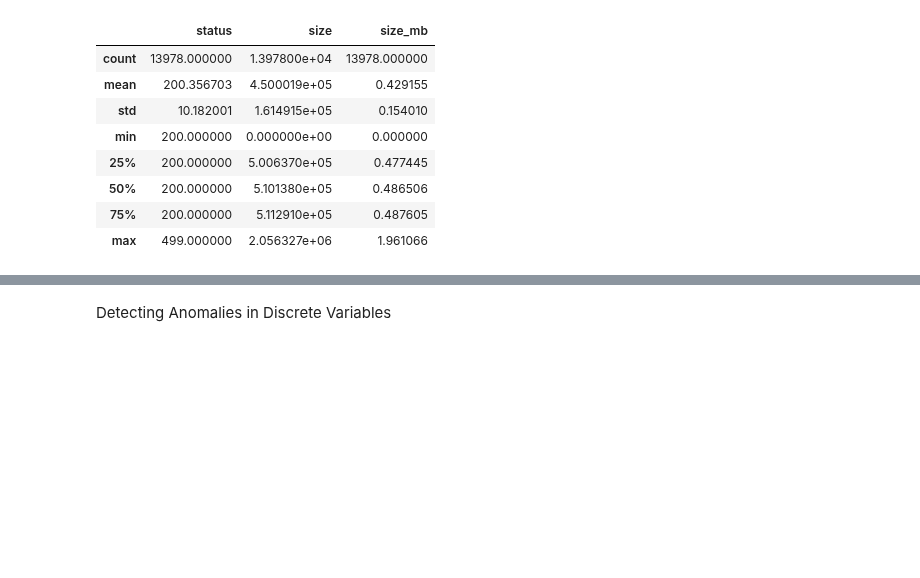
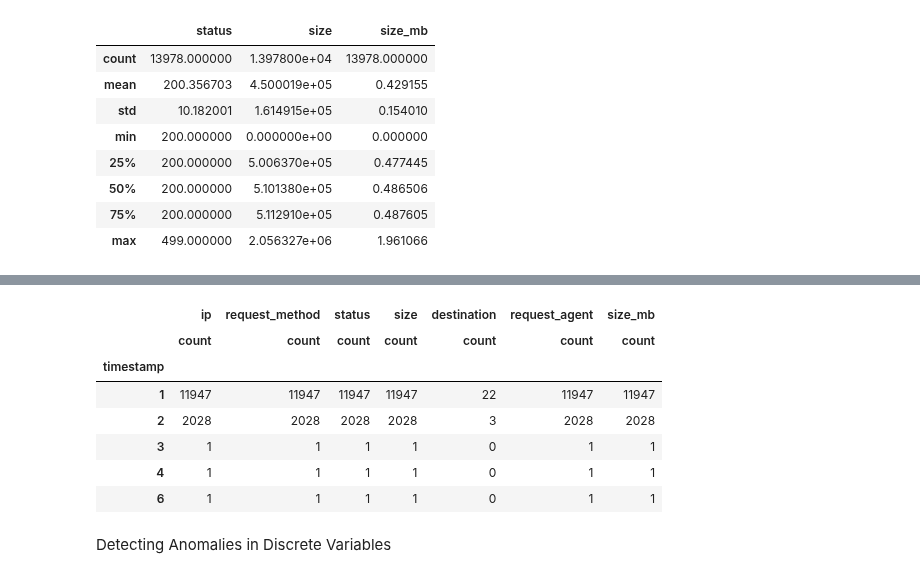
Before and after one commit to cari-holmes/ds-methodologies-exercises, a Jupyter notebook: anomaly_detection/discrete_anomaly_detection.ipynb, the cells around one changed output, grey strips where cells are left out. Cells and saved outputs as stored; diff of their text form; code cells hidden in the pictures; blank space fills up the shorter version.

```diff
--- a/anomaly_detection/discrete_anomaly_detection.ipynb
+++ b/anomaly_detection/discrete_anomaly_detection.ipynb
@@ -182,0 +242,12 @@ Name: request_method, dtype: int64
+# %%
+# majority of requests come in on Tuesday, with some on Wednesday
+df.groupby(df.index.dayofweek).agg(['count'])
+# %% [output]
+|  | ip | request_method | status | size | destination | request_agent | size_mb |
+|  | count | count | count | count | count | count | count |
+| timestamp |  |  |  |  |  |  |  |
+| 1 | 11947 | 11947 | 11947 | 11947 | 22 | 11947 | 11947 |
+| 2 | 2028 | 2028 | 2028 | 2028 | 3 | 2028 | 2028 |
+| 3 | 1 | 1 | 1 | 1 | 0 | 1 | 1 |
+| 4 | 1 | 1 | 1 | 1 | 0 | 1 | 1 |
+| 6 | 1 | 1 | 1 | 1 | 0 | 1 | 1 |
```
Also changed, not shown: parts of 17 cells of this notebook.
